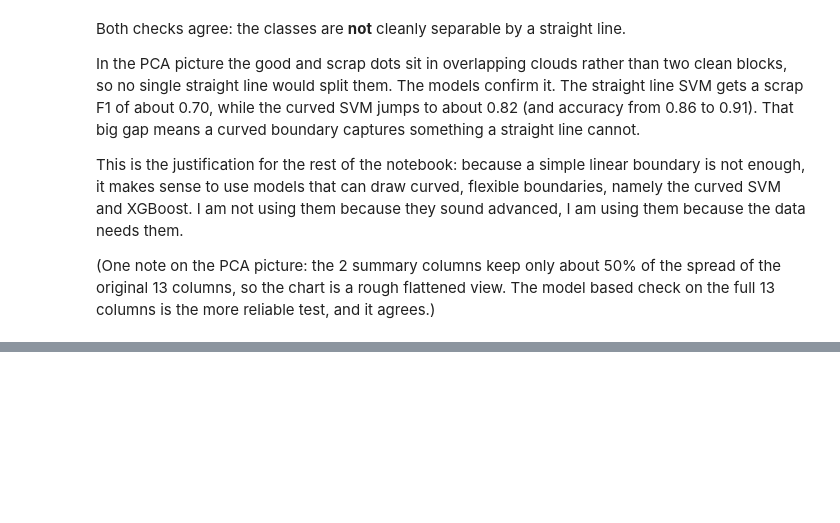
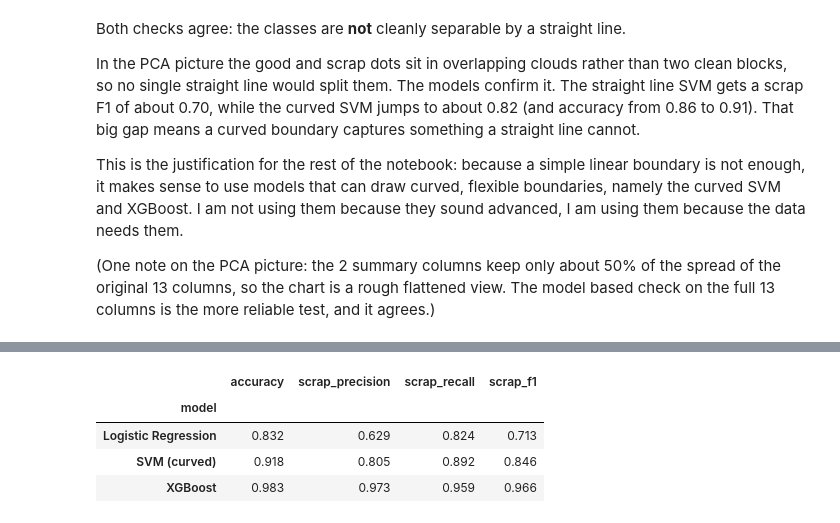
Before and after one commit to jamesmahinda1/injection-molding-defect-prediction, a Jupyter notebook: notebooks/modeling.ipynb, the cells around one changed output, grey strips where cells are left out. Saved outputs shown, nothing was run; the diff lists cells and outputs as text; code cells hidden in the pictures; blank space fills up the shorter version.

```diff
--- a/notebooks/modeling.ipynb
+++ b/notebooks/modeling.ipynb
@@ -146,0 +165,43 @@ This is the justification for the rest of the notebook: because a simple linear
+# %%
+from sklearn.linear_model import LogisticRegression
+from xgboost import XGBClassifier
+from sklearn.metrics import precision_score, recall_score
+
+# scrap is the rarer class, so weight it up
+scrap_weight = (y_train == 0).sum() / (y_train == 1).sum()
+
+models = {
+    'Logistic Regression': LogisticRegression(max_iter=1000, class_weight='balanced',
+                                               random_state=RANDOM_STATE),
+    'SVM (curved)': SVC(kernel='rbf', class_weight='balanced', random_state=RANDOM_STATE),
+    'XGBoost': XGBClassifier(scale_pos_weight=scrap_weight, eval_metric='logloss',
+                             random_state=RANDOM_STATE),
+}
+
+results = []
+predictions = {}
+for name, model in models.items():
+    # tree models do not need scaling; the other two do
+    if name == 'XGBoost':
+        model.fit(X_train, y_train)
+        pred = model.predict(X_test)
+    else:
+        model.fit(X_train_scaled, y_train)
+        pred = model.predict(X_test_scaled)
+    predictions[name] = pred
+    results.append({
+        'model': name,
+        'accuracy': accuracy_score(y_test, pred),
+        'scrap_precision': precision_score(y_test, pred),
+        'scrap_recall': recall_score(y_test, pred),
+        'scrap_f1': f1_score(y_test, pred),
+    })
+
+results_df = pd.DataFrame(results).set_index('model').round(3)
+results_df
+# %% [output]
+|  | accuracy | scrap_precision | scrap_recall | scrap_f1 |
+| model |  |  |  |  |
+| Logistic Regression | 0.832 | 0.629 | 0.824 | 0.713 |
+| SVM (curved) | 0.918 | 0.805 | 0.892 | 0.846 |
+| XGBoost | 0.983 | 0.973 | 0.959 | 0.966 |
```
Also changed, not shown: parts of 11 cells of this notebook.
